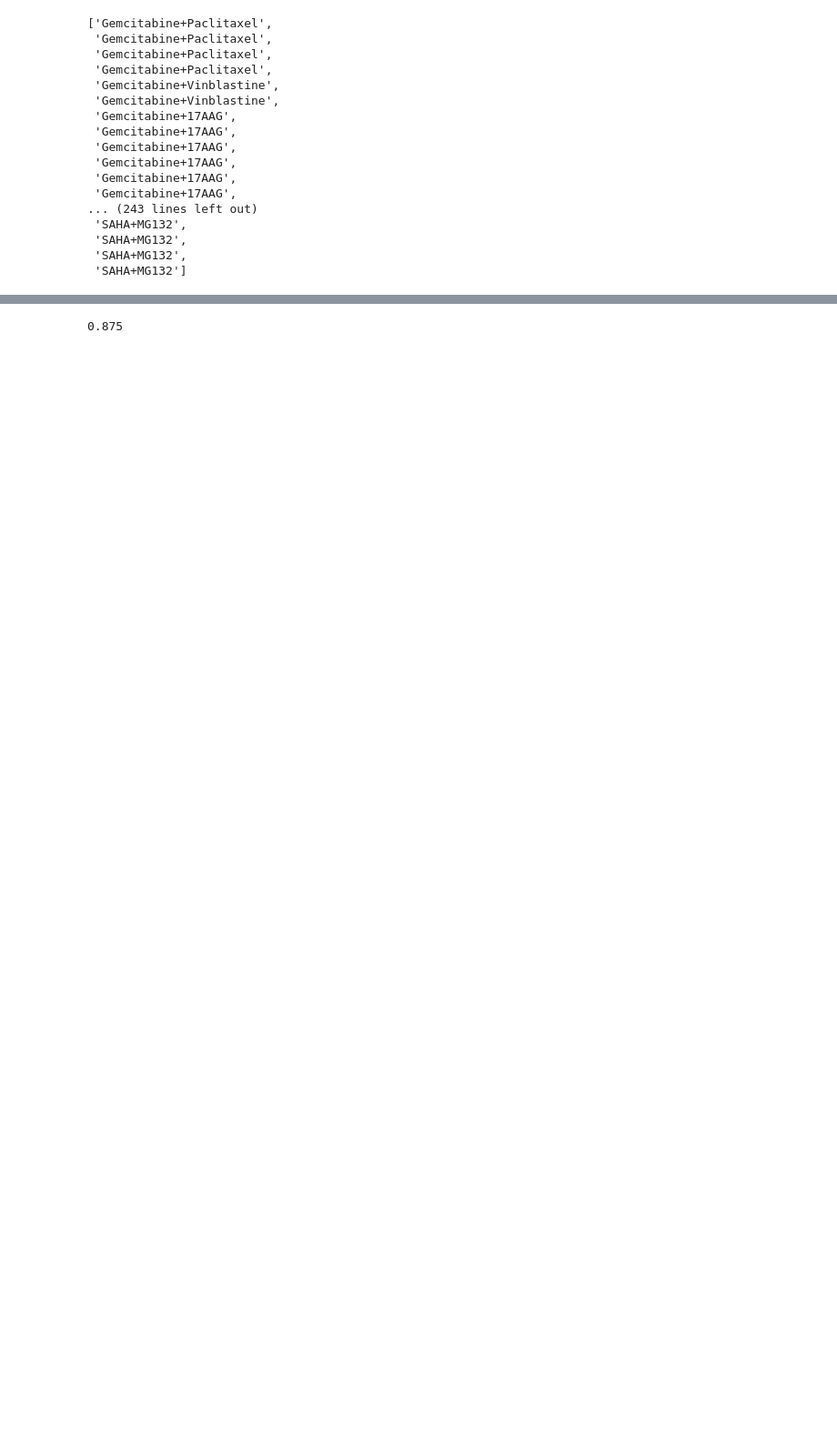
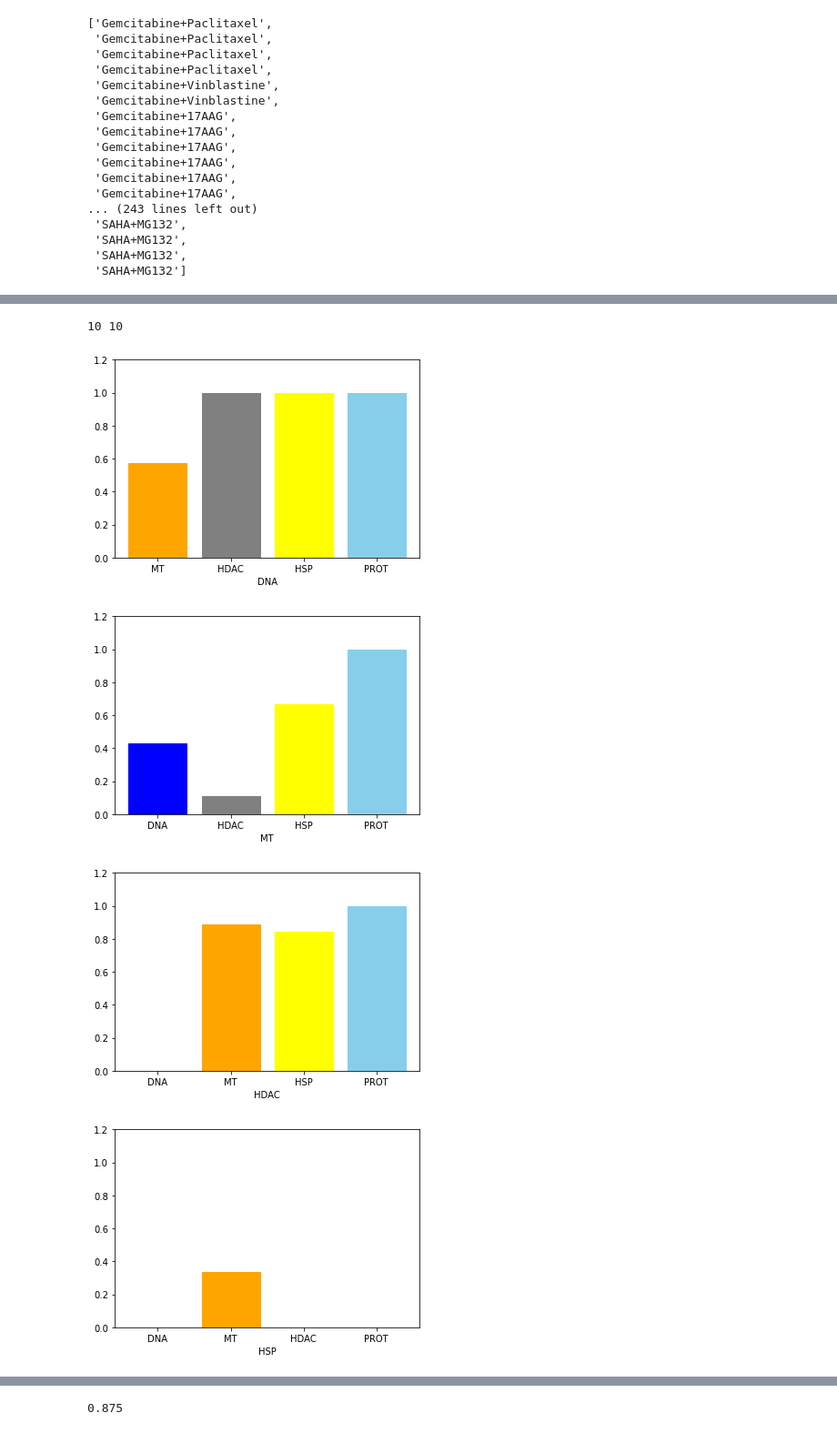
Before and after one commit to zhangsscc99/-research-machine_learning_cancer_drugs, a Jupyter notebook: histogram/new_data_pca_lda.ipynb, the cells around one changed output, grey strips where cells are left out. Shown at 91% size. Cells and saved outputs as stored; diff of their text form; code cells hidden in the pictures; blank space fills up the shorter version.

```diff
--- a/histogram/new_data_pca_lda.ipynb
+++ b/histogram/new_data_pca_lda.ipynb
@@ -1332,0 +1729,10 @@ percent_lst
+# %%
+def change_lst(lst):
+    new_lst=[]
+    for i in range(len(lst)):
+        for j in range(4):
+            new_lst.append(lst[i][j][:-1])
+
+    return new_lst
+# %%
+fourth_big_lst=change_lst(fourth_big_lst)
@@ -1332,0 +1762,18 @@ percent_lst
+# %%
+hlst1=[]
+hlst2=[]
+hlst3=[]
+hlst4=[]
+hlst5=[]
+for i in range(len(fourth_big_lst)):
+    if fourth_big_lst[i][0]=="DNA":
+        hlst1.append(fourth_big_lst[i][1])
+    elif fourth_big_lst[i][0]=="MT":
+        hlst2.append(fourth_big_lst[i][1])
+    if fourth_big_lst[i][0]=="HDAC":
+        hlst3.append(fourth_big_lst[i][1])
+    if fourth_big_lst[i][0]=="HSP":
+        hlst4.append(fourth_big_lst[i][1])
+    if fourth_big_lst[i][0]=="PROT":
+        hlst5.append(fourth_big_lst[i][1])
+#/Users/mac/Desktop/pca_knn_cancer_drug/pca_knn/histogram/new_data_pca_lda.ipynb
@@ -1332,0 +1840,15 @@ percent_lst
+# %%
+hlst=[hlst1,hlst2,hlst3,hlst4,hlst5]
+# %%
+#generate a reverse output and all permutation
+print(len(big_cnt),len(label_to_use))
+# %% [output]
+10 10
+# %%
+for i in range(5):
+    plot_histogram2(hlst[i],five[i])
+# %% [output]
+[figure, added]
+[figure, added]
+[figure, added]
+[figure, added]
```
Also changed, not shown: parts of 122 cells of this notebook, 2 other files.
